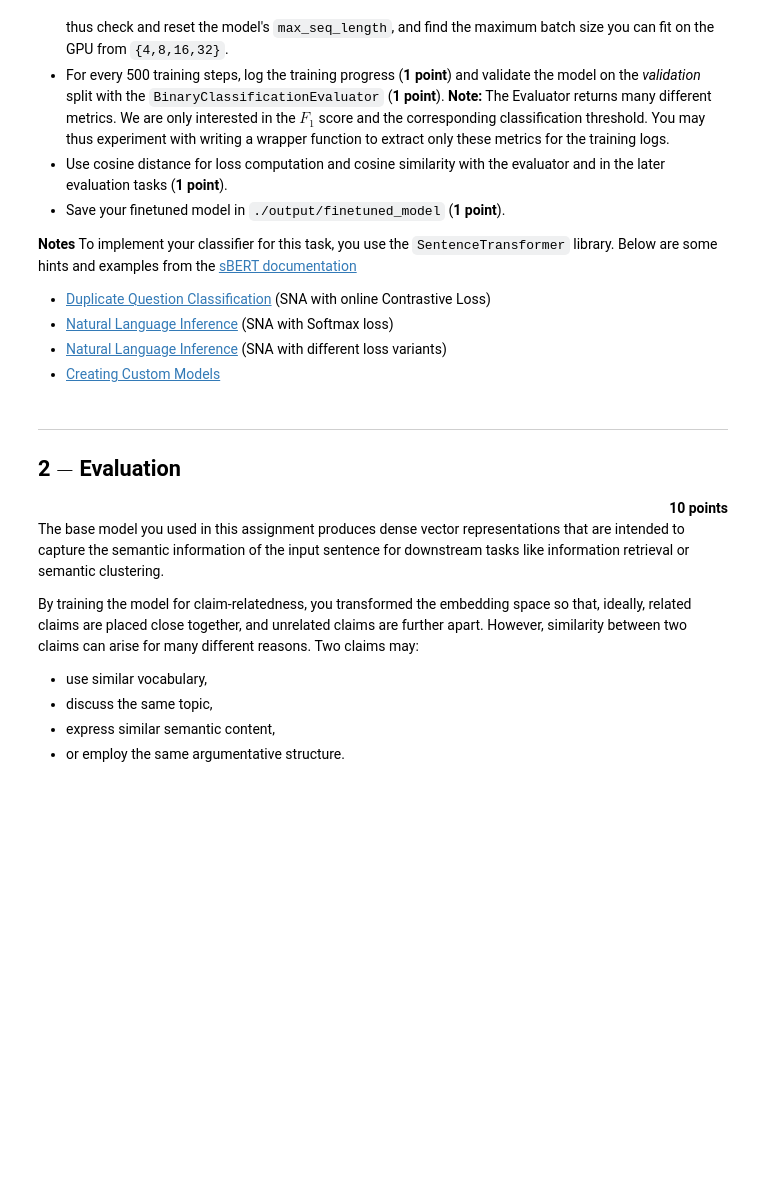
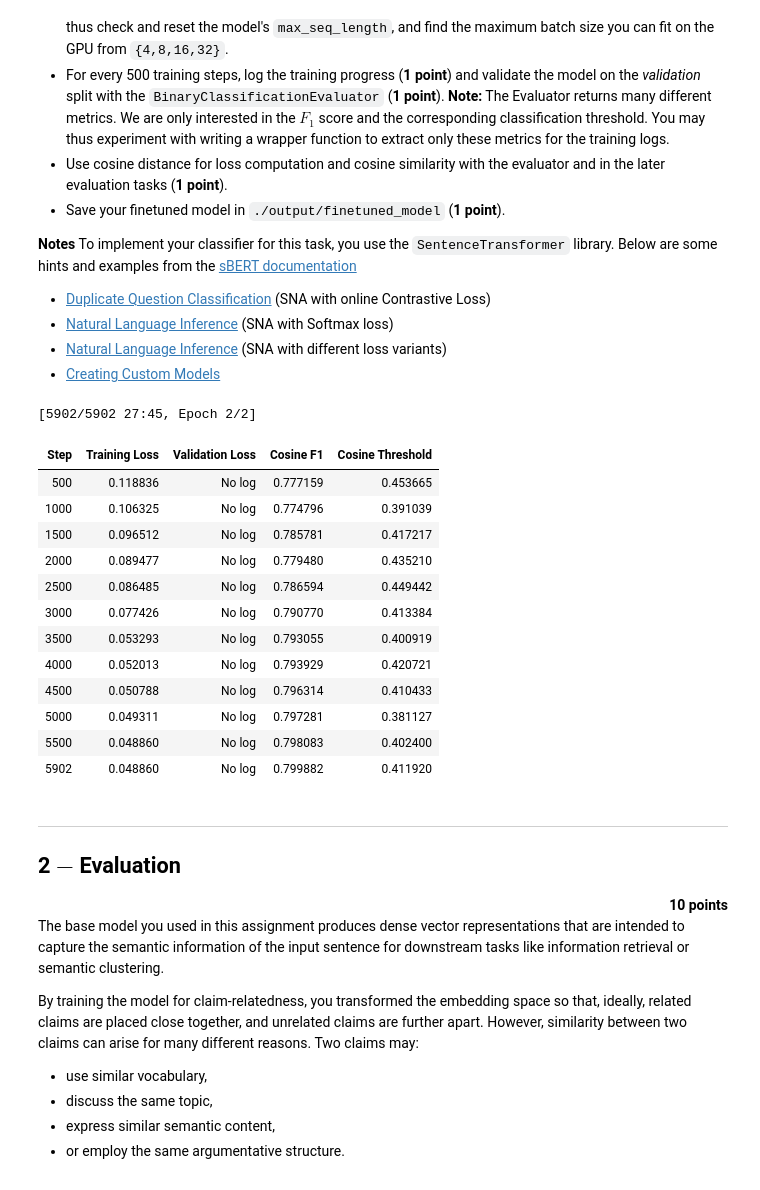
Before and after one commit to Ole-rgb/Lab-Argumentation-Technology, a Jupyter notebook: assignment03/assignment-3.ipynb, the cells around one changed output. Cells and saved outputs as stored; diff of their text form; code cells hidden in the pictures; blank space fills up the shorter version.

```diff
--- a/assignment03/assignment-3.ipynb
+++ b/assignment03/assignment-3.ipynb
@@ -164,14 +166,12 @@ with open(data_path) as f:
 
 for d in data:
     if d["split"] == "train":
-        train.extend([
-            {
+        train.extend([{
                 "anchor": d["parent_text"],
                 "positive": d["positive_text"],
                 "negative": d["negative_text_1"],
                 "sampling_strategy": "different_debate",
-            },
-            {
+            },{
                 "anchor": d["parent_text"],
                 "positive": d["positive_text"],
                 "negative": d["negative_text_2"],
@@ -179,20 +179,17 @@ for d in data:
             }
         ])
     else:
-        arr=[
-            {
+        arr=[{
                 "anchor": d["parent_text"],
                 "sample": d["positive_text"],
                 "sampling_strategy": "", # empty for related claim
                 "label": 1  # related claim
-            },
-            {
+            },{
                 "anchor": d["parent_text"],
                 "sample": d["negative_text_1"],
                 "sampling_strategy":"different_debate",
                 "label": 0 # unrelated claim
-            },
-            {
+            },{
                 "anchor": d["parent_text"],
                 "sample": d["negative_text_2"],
                 "sampling_strategy":"same_debate",
@@ -273,31 +274,47 @@ evaluator = F1BinaryClassificationEvaluator(
 # %%
 args = SentenceTransformerTrainingArguments(
     output_dir="./output/checkpoints",
-    num_train_epochs=3,
+    num_train_epochs=2,
     per_device_train_batch_size=32,
     per_device_eval_batch_size=32,
     load_best_model_at_end=True,
     metric_for_best_model="eval_cosine_f1",
     greater_is_better=True,
     eval_strategy="steps",
     eval_steps=500,
     save_strategy="steps",
     save_steps=500,
     logging_steps=500,
     fp16=True,
     save_total_limit=3,
 )
 
+# Train Model
 trainer = SentenceTransformerTrainer(
     model=model,
     args=args,
     train_dataset=dataset.remove_columns(["sampling_strategy"])["train"],
     loss=loss,
     evaluator=evaluator,
 )
 
 trainer.train()
 model.save("./output/finetuned_model")
+# %% [output]
+[5902/5902 27:45, Epoch 2/2]
+| Step | Training Loss | Validation Loss | Cosine F1 | Cosine Threshold |
+| 500 | 0.118836 | No log | 0.777159 | 0.453665 |
+| 1000 | 0.106325 | No log | 0.774796 | 0.391039 |
+| 1500 | 0.096512 | No log | 0.785781 | 0.417217 |
+| 2000 | 0.089477 | No log | 0.779480 | 0.435210 |
+| 2500 | 0.086485 | No log | 0.786594 | 0.449442 |
+| 3000 | 0.077426 | No log | 0.790770 | 0.413384 |
+| 3500 | 0.053293 | No log | 0.793055 | 0.400919 |
+| 4000 | 0.052013 | No log | 0.793929 | 0.420721 |
+| 4500 | 0.050788 | No log | 0.796314 | 0.410433 |
+| 5000 | 0.049311 | No log | 0.797281 | 0.381127 |
+| 5500 | 0.048860 | No log | 0.798083 | 0.402400 |
+| 5902 | 0.048860 | No log | 0.799882 | 0.411920 |
 # %% [markdown]
 ---
 
```
Also changed, not shown: parts of 14 cells of this notebook.
